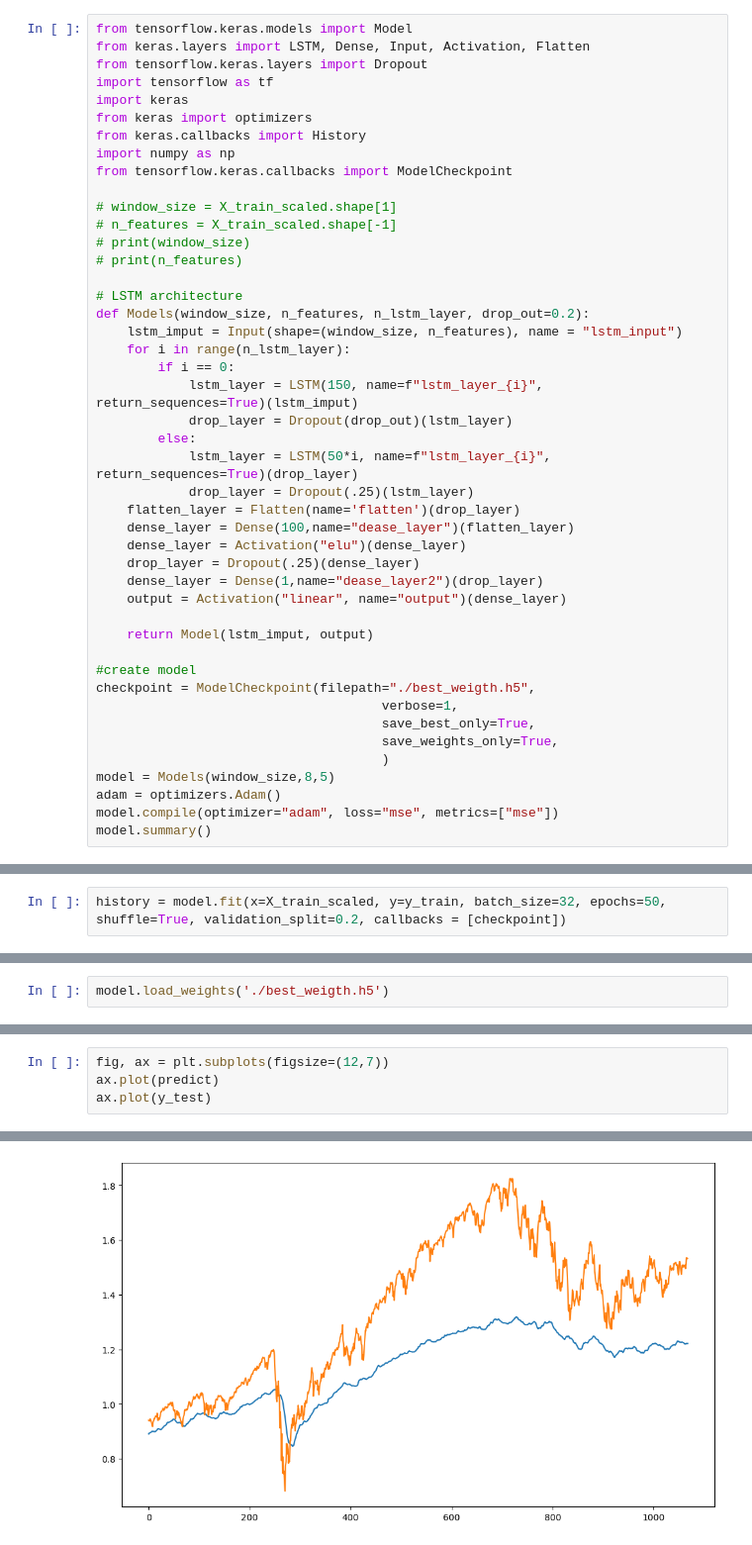
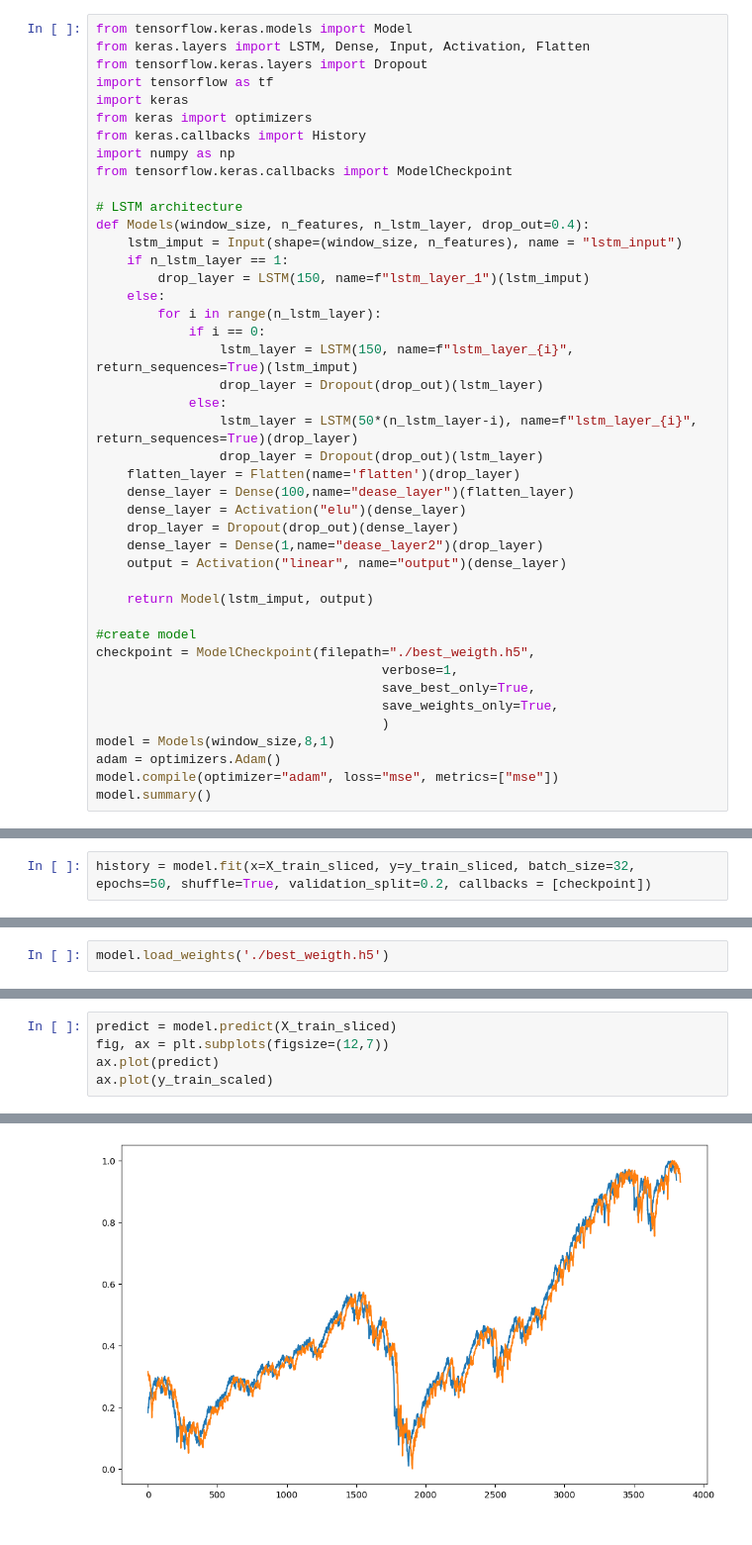
Before and after one commit to Arthitkhotsaenlee/stock_market_and_trading, a Jupyter notebook: stock_forecasting.ipynb, the cells around one changed output, grey strips where cells are left out. Shown at 99% size. Cells and saved outputs as stored; diff of their text form.

Commit message:
stock prediction

```diff
--- a/stock_forecasting.ipynb
+++ b/stock_forecasting.ipynb
@@ -157,25 +176,23 @@ from keras.callbacks import History
 import numpy as np
 from tensorflow.keras.callbacks import ModelCheckpoint
 
-# window_size = X_train_scaled.shape[1]
-# n_features = X_train_scaled.shape[-1]
-# print(window_size)
-# print(n_features)
-
 # LSTM architecture
-def Models(window_size, n_features, n_lstm_layer, drop_out=0.2):
+def Models(window_size, n_features, n_lstm_layer, drop_out=0.4):
     lstm_imput = Input(shape=(window_size, n_features), name = "lstm_input")
-    for i in range(n_lstm_layer):
-        if i == 0:
-            lstm_layer = LSTM(150, name=f"lstm_layer_{i}", return_sequences=True)(lstm_imput)
-            drop_layer = Dropout(drop_out)(lstm_layer)
-        else:
-            lstm_layer = LSTM(50*i, name=f"lstm_layer_{i}", return_sequences=True)(drop_layer)
-            drop_layer = Dropout(.25)(lstm_layer)
+    if n_lstm_layer == 1:
+        drop_layer = LSTM(150, name=f"lstm_layer_1")(lstm_imput)
+    else:
+        for i in range(n_lstm_layer):
+            if i == 0:
+                lstm_layer = LSTM(150, name=f"lstm_layer_{i}", return_sequences=True)(lstm_imput)
+                drop_layer = Dropout(drop_out)(lstm_layer)
+            else:
+                lstm_layer = LSTM(50*(n_lstm_layer-i), name=f"lstm_layer_{i}", return_sequences=True)(drop_layer)
+                drop_layer = Dropout(drop_out)(lstm_layer)
     flatten_layer = Flatten(name='flatten')(drop_layer)
     dense_layer = Dense(100,name="dease_layer")(flatten_layer)
     dense_layer = Activation("elu")(dense_layer)
-    drop_layer = Dropout(.25)(dense_layer)
+    drop_layer = Dropout(drop_out)(dense_layer)
     dense_layer = Dense(1,name="dease_layer2")(drop_layer)
     output = Activation("linear", name="output")(dense_layer)
 
@@ -187,7 +204,7 @@ checkpoint = ModelCheckpoint(filepath="./best_weigth.h5",
                                      save_best_only=True,
                                      save_weights_only=True,
                                      )
-model = Models(window_size,8,5)
+model = Models(window_size,8,1)
 adam = optimizers.Adam()
 model.compile(optimizer="adam", loss="mse", metrics=["mse"])
 model.summary()
@@ -235,4 +235,4 @@ _________________________________________________________________
 # %%
-history = model.fit(x=X_train_scaled, y=y_train, batch_size=32, epochs=50, shuffle=True, validation_split=0.2, callbacks = [checkpoint])
+history = model.fit(x=X_train_sliced, y=y_train_sliced, batch_size=32, epochs=50, shuffle=True, validation_split=0.2, callbacks = [checkpoint])
 # %% [output]
 Epoch 1/50
@@ -313,5 +287,6 @@ predict = model.predict(X_test_scaled)
 # %%
+predict = model.predict(X_train_sliced)
 fig, ax = plt.subplots(figsize=(12,7))
 ax.plot(predict)
-ax.plot(y_test)
+ax.plot(y_train_scaled)
 # %% [output]
@@ -319 +295 @@ ax.plot(y_test)
-[figure, old version]
+[figure, new version]
```
Also changed, not shown: parts of 16 cells of this notebook, 2 other files.
